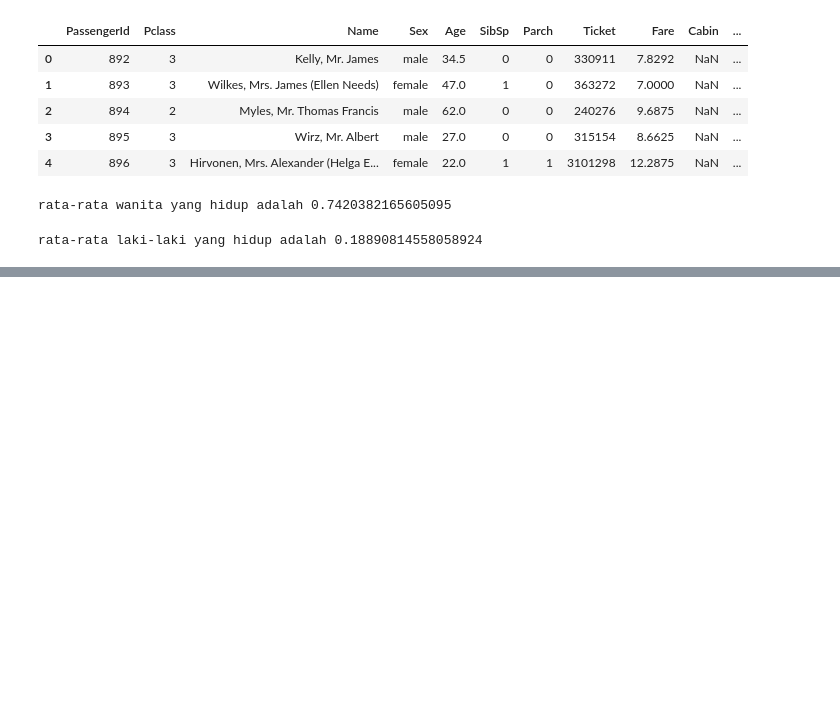
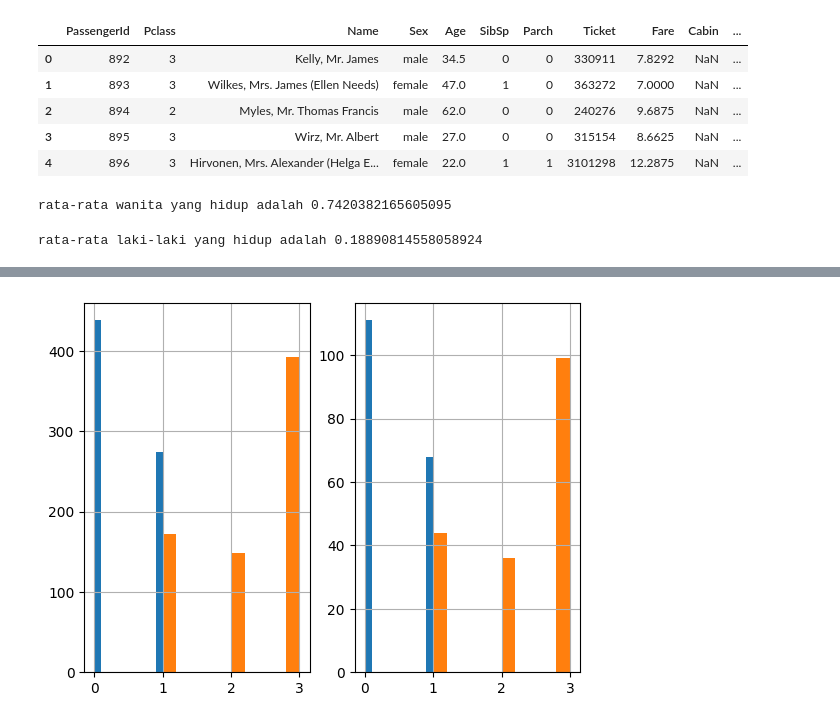
Before and after one commit to ardifjar443/ML_Titanic, a Jupyter notebook: main.ipynb, the cells around one changed output, grey strips where cells are left out. Drawn from its saved outputs; the diff is of its cells as text; code cells hidden in the pictures; blank space fills up the shorter version.

```diff
--- a/main.ipynb
+++ b/main.ipynb
@@ -34,0 +49,12 @@ rata-rata laki-laki yang hidup adalah 0.18890814558058924
+# %%
+plt.subplot(1,2,1)
+strat_train_set['Survived'].hist()
+strat_train_set['Pclass'].hist()
+
+plt.subplot(1,2,2)
+strat_test_set['Survived'].hist()
+strat_test_set['Pclass'].hist()
+
+plt.show()
+# %% [output]
+[figure, added]
```
Also changed, not shown: parts of 5 cells of this notebook.
